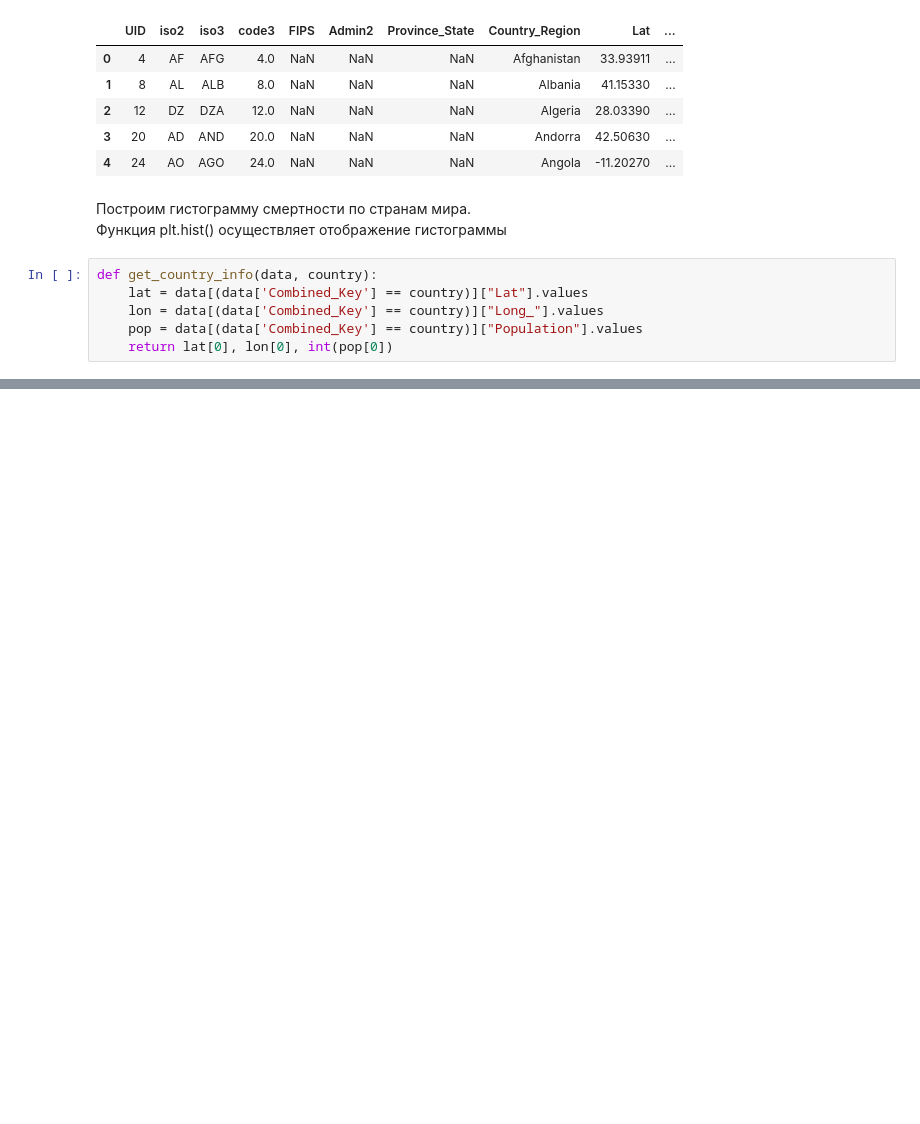
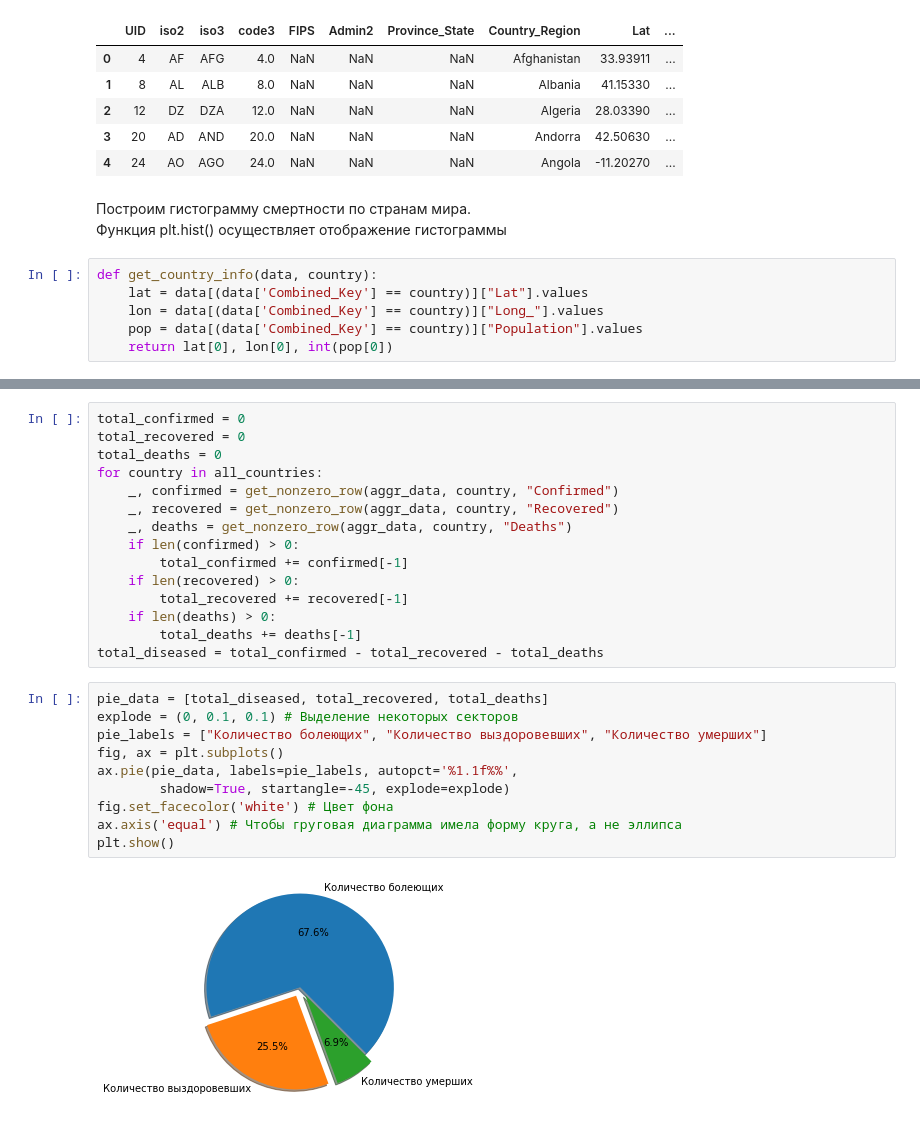
Before and after one commit to HapKoM/matplotlib_seminar, a Jupyter notebook: matplotlib.ipynb, the cells around one changed output, grey strips where cells are left out. Drawn from its saved outputs; the diff is of its cells as text; blank space fills up the shorter version.

```diff
--- a/matplotlib.ipynb
+++ b/matplotlib.ipynb
@@ -179,0 +195,27 @@ plt.show()
+# %%
+total_confirmed = 0
+total_recovered = 0
+total_deaths = 0
+for country in all_countries:
+    _, confirmed = get_nonzero_row(aggr_data, country, "Confirmed")
+    _, recovered = get_nonzero_row(aggr_data, country, "Recovered")
+    _, deaths = get_nonzero_row(aggr_data, country, "Deaths")
+    if len(confirmed) > 0:
+        total_confirmed += confirmed[-1]
+    if len(recovered) > 0:
+        total_recovered += recovered[-1]
+    if len(deaths) > 0:
+        total_deaths += deaths[-1]
+total_diseased = total_confirmed - total_recovered - total_deaths
+# %%
+pie_data = [total_diseased, total_recovered, total_deaths]
+explode = (0, 0.1, 0.1) # Выделение некоторых секторов
+pie_labels = ["Количество болеющих", "Количество выздоровевших", "Количество умерших"]
+fig, ax = plt.subplots()
+ax.pie(pie_data, labels=pie_labels, autopct='%1.1f%%',
+        shadow=True, startangle=-45, explode=explode)
+fig.set_facecolor('white') # Цвет фона
+ax.axis('equal') # Чтобы груговая диаграмма имела форму круга, а не эллипса
+plt.show()
+# %% [output]
+[figure, added]
```
Also changed, not shown: parts of 7 cells of this notebook.
